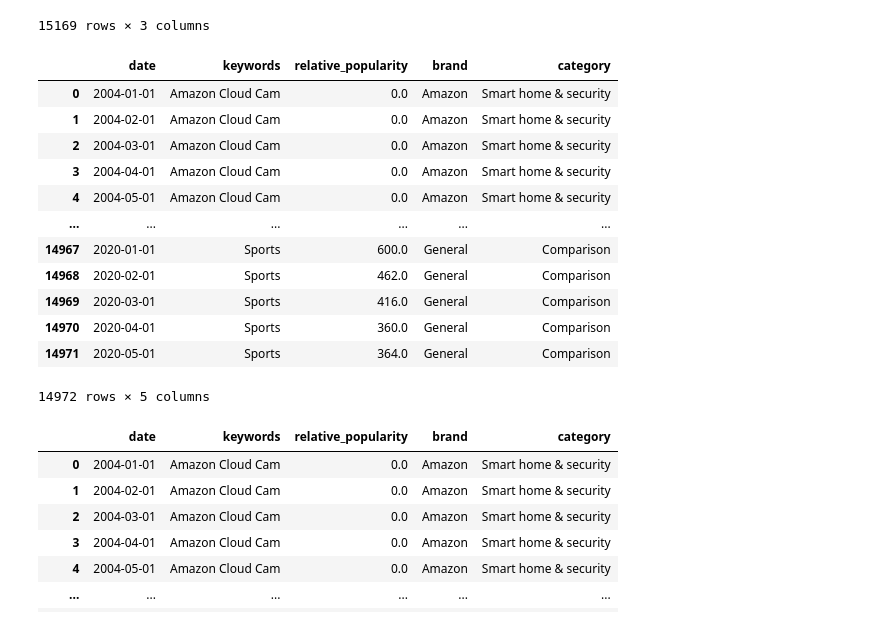
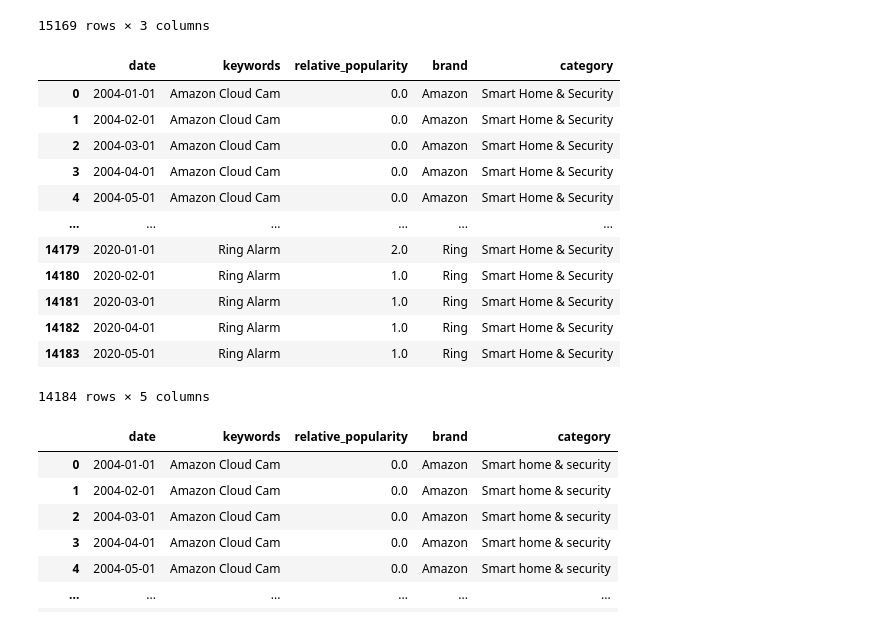
Before and after one commit to rframadanti/gtrends_smart-home_gaming, a Jupyter notebook: pytrends.ipynb, the cells around one changed output. Saved outputs shown, nothing was run; the diff lists cells and outputs as text; code cells hidden in the pictures.

```diff
--- a/pytrends.ipynb
+++ b/pytrends.ipynb
@@ -258,23 +256,23 @@ check4
 | 15168 | 2020-05-01 | Sports | 364.0 |
 15169 rows × 3 columns
 # %%
-lookup = pd.read_csv("/Users/rfdanti/Documents/UoM/3_dissertation/data/list_gtrends_v0.csv")
+lookup = pd.read_csv("/Users/rfdanti/Documents/UoM/3_dissertation/data/list_gtrends.csv")
 check5 = check4.merge(lookup, on="keywords")
 check5
 # %% [output]
 |  | date | keywords | relative_popularity | brand | category |
-| 0 | 2004-01-01 | Amazon Cloud Cam | 0.0 | Amazon | Smart home & security |
-| 1 | 2004-02-01 | Amazon Cloud Cam | 0.0 | Amazon | Smart home & security |
-| 2 | 2004-03-01 | Amazon Cloud Cam | 0.0 | Amazon | Smart home & security |
-| 3 | 2004-04-01 | Amazon Cloud Cam | 0.0 | Amazon | Smart home & security |
-| 4 | 2004-05-01 | Amazon Cloud Cam | 0.0 | Amazon | Smart home & security |
+| 0 | 2004-01-01 | Amazon Cloud Cam | 0.0 | Amazon | Smart Home & Security |
+| 1 | 2004-02-01 | Amazon Cloud Cam | 0.0 | Amazon | Smart Home & Security |
+| 2 | 2004-03-01 | Amazon Cloud Cam | 0.0 | Amazon | Smart Home & Security |
+| 3 | 2004-04-01 | Amazon Cloud Cam | 0.0 | Amazon | Smart Home & Security |
+| 4 | 2004-05-01 | Amazon Cloud Cam | 0.0 | Amazon | Smart Home & Security |
 | ... | ... | ... | ... | ... | ... |
-| 14967 | 2020-01-01 | Sports | 600.0 | General | Comparison |
-| 14968 | 2020-02-01 | Sports | 462.0 | General | Comparison |
-| 14969 | 2020-03-01 | Sports | 416.0 | General | Comparison |
-| 14970 | 2020-04-01 | Sports | 360.0 | General | Comparison |
-| 14971 | 2020-05-01 | Sports | 364.0 | General | Comparison |
+| 14179 | 2020-01-01 | Ring Alarm | 2.0 | Ring | Smart Home & Security |
+| 14180 | 2020-02-01 | Ring Alarm | 1.0 | Ring | Smart Home & Security |
+| 14181 | 2020-03-01 | Ring Alarm | 1.0 | Ring | Smart Home & Security |
+| 14182 | 2020-04-01 | Ring Alarm | 1.0 | Ring | Smart Home & Security |
+| 14183 | 2020-05-01 | Ring Alarm | 1.0 | Ring | Smart Home & Security |
-14972 rows × 5 columns
+14184 rows × 5 columns
 # %%
 check5.to_csv("gtrends_overtime.csv", index = False)
 # %%
```
Also changed, not shown: parts of 2 cells of this notebook.
